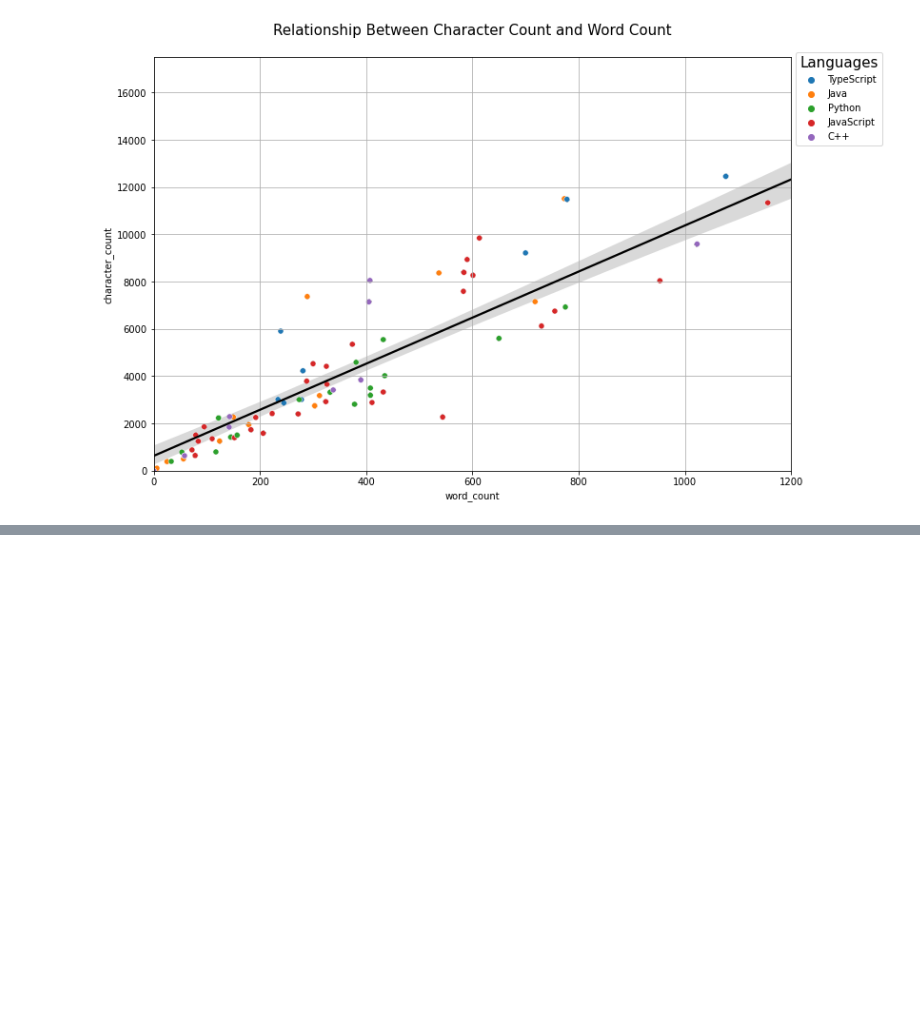
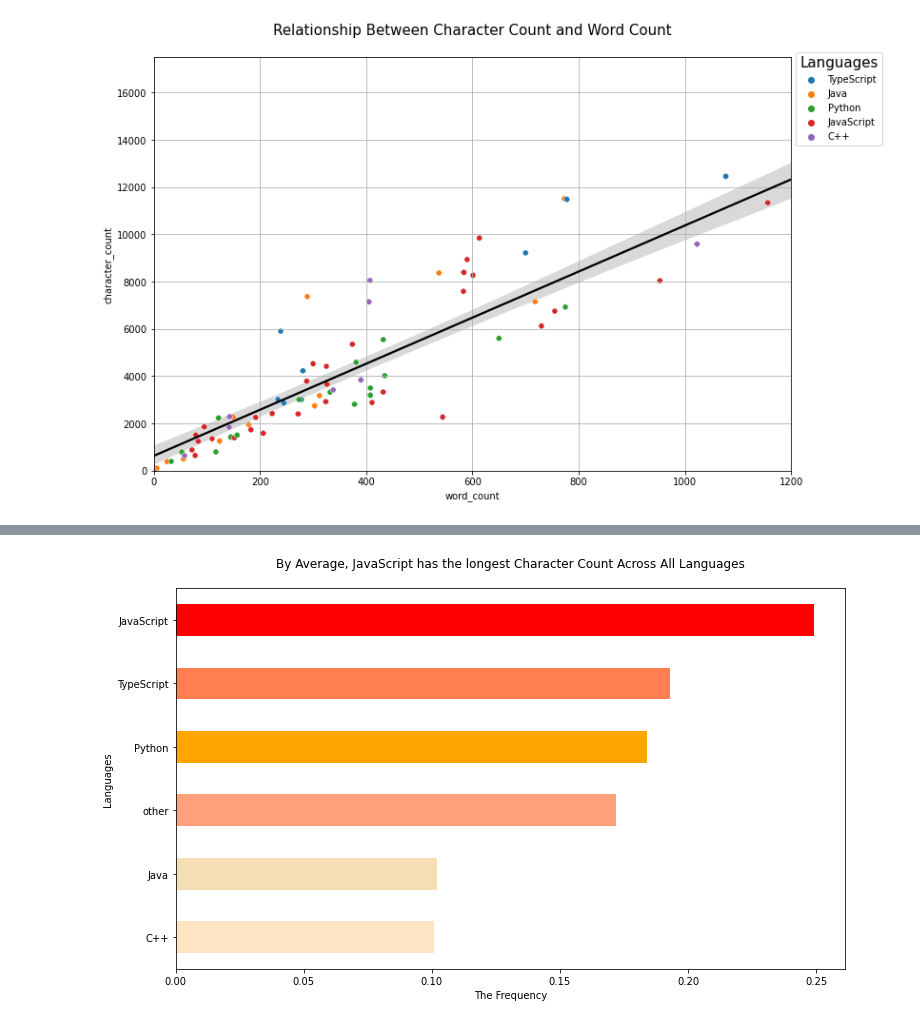
Before and after one commit to team2-nlp-project/team2-nlp-project, a Jupyter notebook: ella_exploration.ipynb, the cells around one changed output, grey strips where cells are left out. Cells and saved outputs as stored; diff of their text form; code cells hidden in the pictures; blank space fills up the shorter version.

```diff
--- a/ella_exploration.ipynb
+++ b/ella_exploration.ipynb
@@ -336,0 +374,21 @@ char_count(train)
+# %%
+def char_count(train):
+    '''
+    This function takes in the train df and creates and df of the average character count and freq per language.
+    '''
+
+    # creating df for character count and freq
+    character_count = pd.DataFrame(train.groupby('top_five_languages').character_count.mean().sort_values())
+    character_count['freq'] = round(character_count.character_count / character_count.character_count.sum(), 3)
+
+    # plotting viz
+    character_count.freq.plot.barh(color = ['bisque', 'wheat', 'lightsalmon', 'orange', \
+                                                    'coral','red'], figsize = (12, 7))
+    plt.title('By Average, JavaScript has the longest Character Count Across All Languages\n')
+    plt.ylabel('Languages')
+    plt.xlabel("The Frequency")
+    plt.show()
+# %%
+char_count(train)
+# %% [output]
+[figure, added]
```
Also changed, not shown: parts of 3 cells of this notebook, 2 other files.
